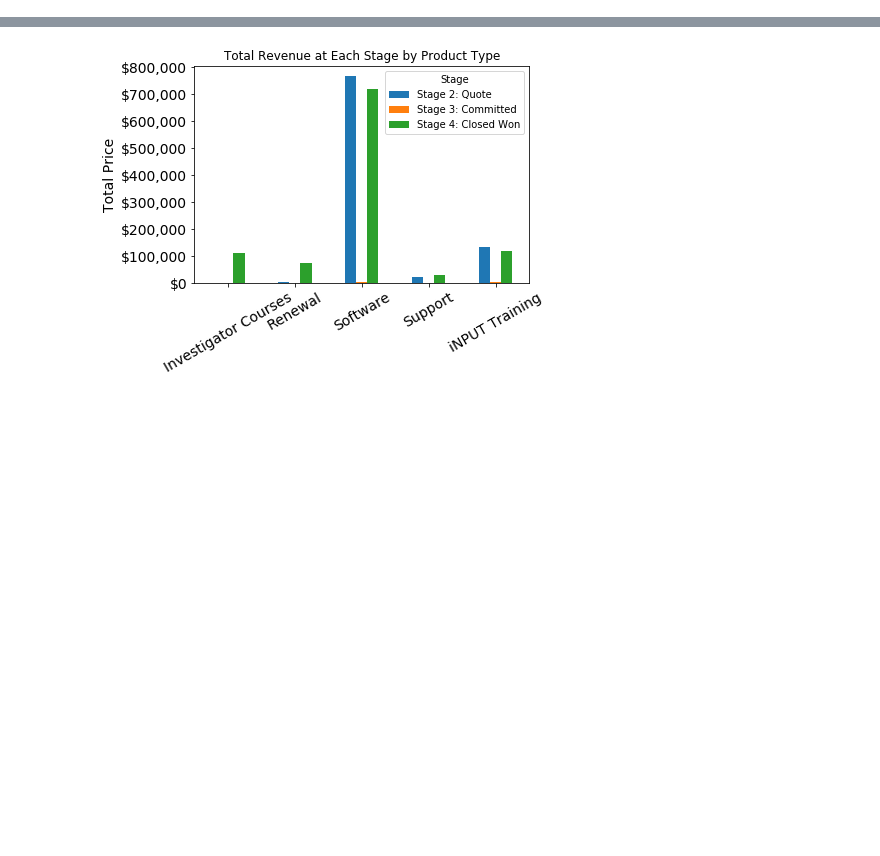
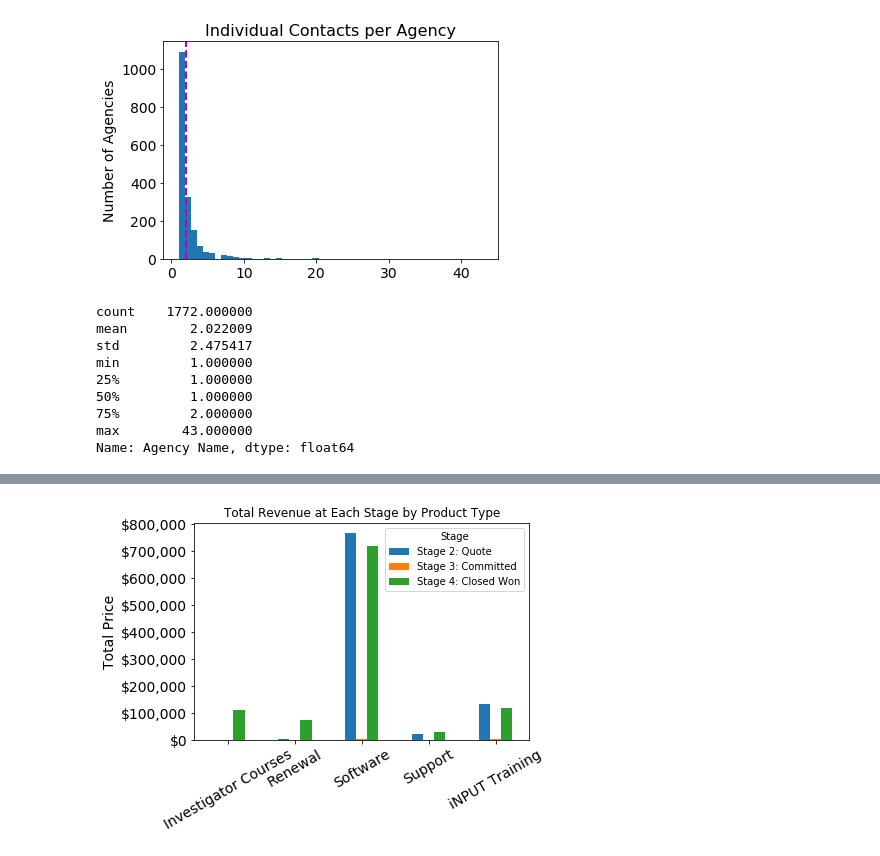
Before and after one commit to tefoneill/Thinkful-Data-Science-Bootcamp, a Jupyter notebook: iNPUT-ACE Notes.ipynb, the cells around one changed output, grey strips where cells are left out. Cells and saved outputs as stored; diff of their text form; code cells hidden in the pictures; blank space fills up the shorter version.

```diff
--- a/iNPUT-ACE Notes.ipynb
+++ b/iNPUT-ACE Notes.ipynb
@@ -216,0 +101,19 @@ plt.show()
+# %%
+ax = contacts_per_agency.plot(kind='hist', bins=50, fontsize=14)
+ax.set_title('Individual Contacts per Agency', fontsize=16)
+plt.axvline(contacts_per_agency.mean(), color='m', linestyle='dashed', linewidth=2)
+plt.ylabel('Number of Agencies', fontsize=14)
+plt.show()
+
+contacts_per_agency.describe()
+# %% [output]
+[figure, added]
+count    1772.000000
+mean        2.022009
+std         2.475417
+min         1.000000
+25%         1.000000
+50%         1.000000
+75%         2.000000
+max        43.000000
+Name: Agency Name, dtype: float64
```
Also changed, not shown: parts of 91 cells of this notebook.
